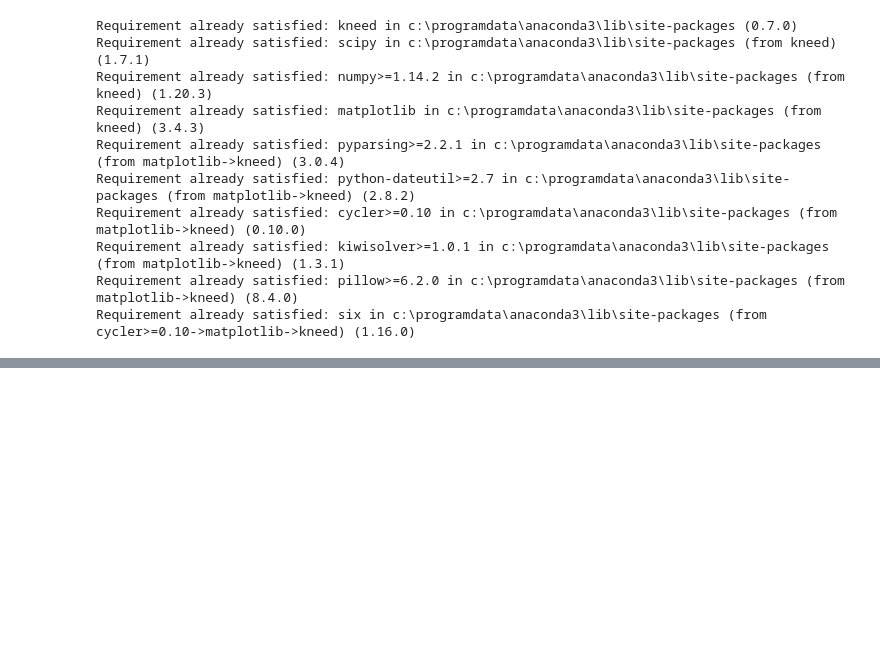
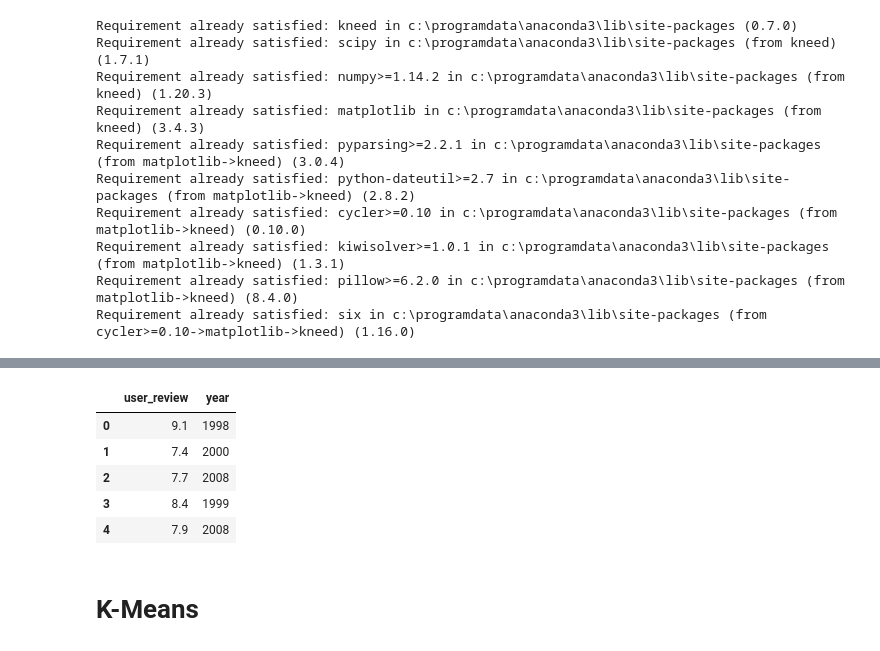
Before and after one commit to LPestana18/Projeto-Games, a Jupyter notebook: gamesia/kmeans/kmeans.ipynb, the cells around one changed output, grey strips where cells are left out. Cells and saved outputs as stored; diff of their text form; code cells hidden in the pictures; blank space fills up the shorter version.

```diff
--- a/gamesia/kmeans/kmeans.ipynb
+++ b/gamesia/kmeans/kmeans.ipynb
@@ -43,0 +61,11 @@ df['year'] = df['release_date'].dt.year
+# %%
+df.head()
+# %% [output]
+|  | user_review | year |
+| 0 | 9.1 | 1998 |
+| 1 | 7.4 | 2000 |
+| 2 | 7.7 | 2008 |
+| 3 | 8.4 | 1999 |
+| 4 | 7.9 | 2008 |
+# %% [markdown]
+# K-Means
```
Also changed, not shown: parts of 13 cells of this notebook.
